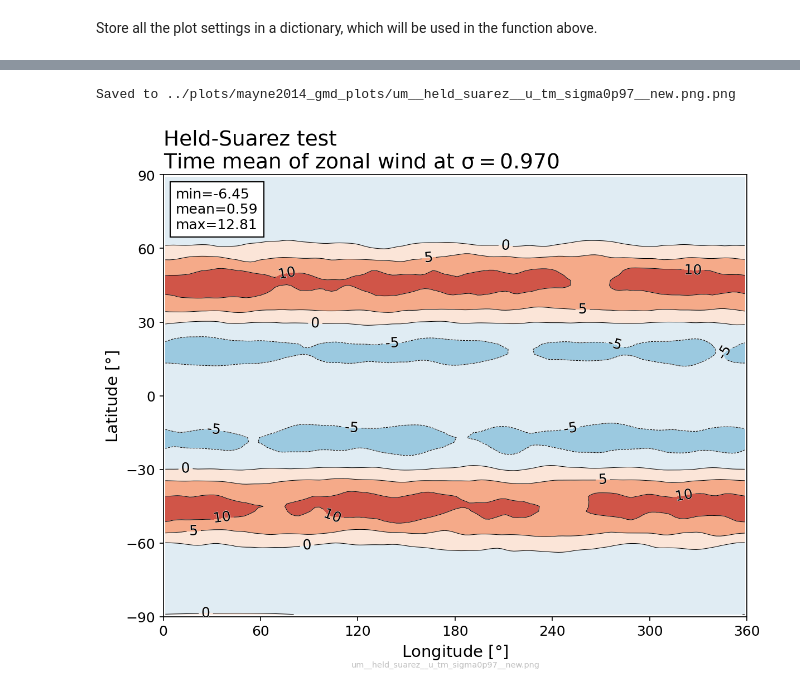
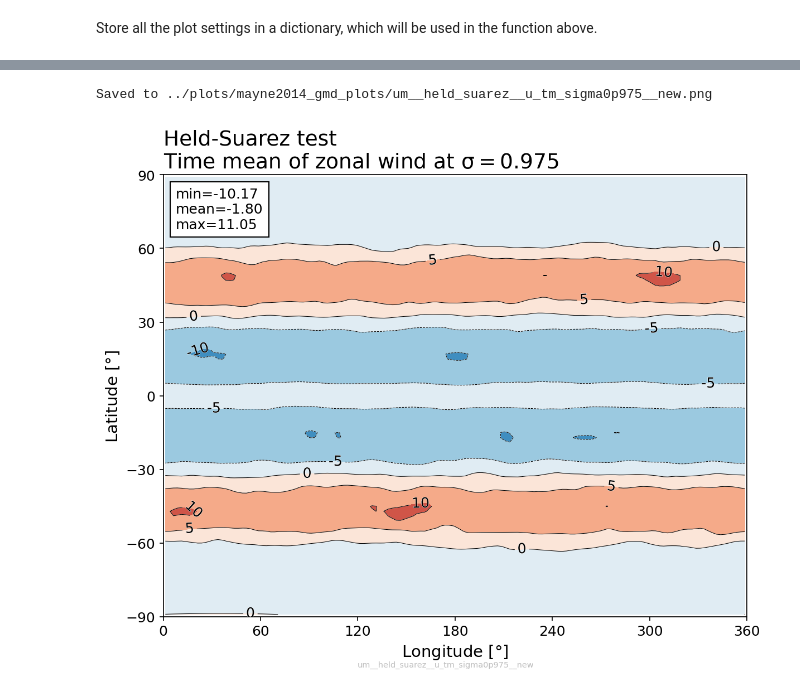
Before and after one commit to exoclim/idealised_exo_runs, a Jupyter notebook: Mayne14-GMD-Plots.ipynb, the cells around one changed output, grey strips where cells are left out. Drawn from its saved outputs; the diff is of its cells as text; code cells hidden in the pictures.

```diff
--- a/Mayne14-GMD-Plots.ipynb
+++ b/Mayne14-GMD-Plots.ipynb
@@ -284,5 +249,5 @@ pres_lev_cubes
 # %%
-airtemp = pres_lev_cubes.extract_cube(um.temp)
+airtemp = sigma_lev_cubes.extract_cube(um.temp)
 # %% [markdown]
 Get latitude and longitude points (they are the same for all variables in this dataset).
 # %%
@@ -479,2 +487,3 @@ Tip: `iris.Constraint(**{um.pres: 97000})` is equivalent to `iris.Constraint(air
 # %%
-airtemp_1200d_single_lev = airtemp_1200d.extract(iris.Constraint(**{um.pres: 97000}))
+airtemp_1200d_single_lev = airtemp_1200d.extract(iris.Constraint(**{um.s_p: 0.975}))
+print(airtemp_1200d_single_lev.shape)
@@ -535,6 +546,6 @@ cb.set_ticks([271, 281, 291, 301, 311, 322, 332])
 ax.set_xlabel("$\lambda$($\degree$)")
 ax.set_ylabel("$\phi$($\degree$)")
 
-imgname = plot_dir / "um__held_suarez__airtemp__1200d_sigma0p97.png"
+imgname = plot_dir / "um__held_suarez__airtemp__1200d_sigma0p975"
 figsave(fig, imgname)
 # %% [output]
@@ -576,7 +587,7 @@ def horiz_cross(var_key, save=True, add_minmax=True, figsize=(9, 4.5), model=um)
         ax.add_artist(at)
 
     if save:
-        imgname = plot_dir / f"um__held_suarez__{var_key}__new.png"
+        imgname = plot_dir / f"um__held_suarez__{var_key}__new"
         figsave(fig, imgname)
 # %% [markdown]
 Store all the plot settings in a dictionary, which will be used in the function above.
@@ -645,6 +656,6 @@ Saved to ../plots/mayne2014_gmd_plots/um__held_suarez__airtemp__1200d_sigma0p97_
 # %%
-horiz_cross("u_tm_sigma0p97", figsize=(9, 7), save=True, add_minmax=True)
+horiz_cross("u_tm_sigma0p975", figsize=(9, 7), save=True, add_minmax=True)
 # %% [output]
-Saved to ../plots/mayne2014_gmd_plots/um__held_suarez__u_tm_sigma0p97__new.png.png
+Saved to ../plots/mayne2014_gmd_plots/um__held_suarez__u_tm_sigma0p975__new.png
-[figure, old version]
+[figure, new version]
 # %%
```
Also changed, not shown: parts of 48 cells of this notebook.
